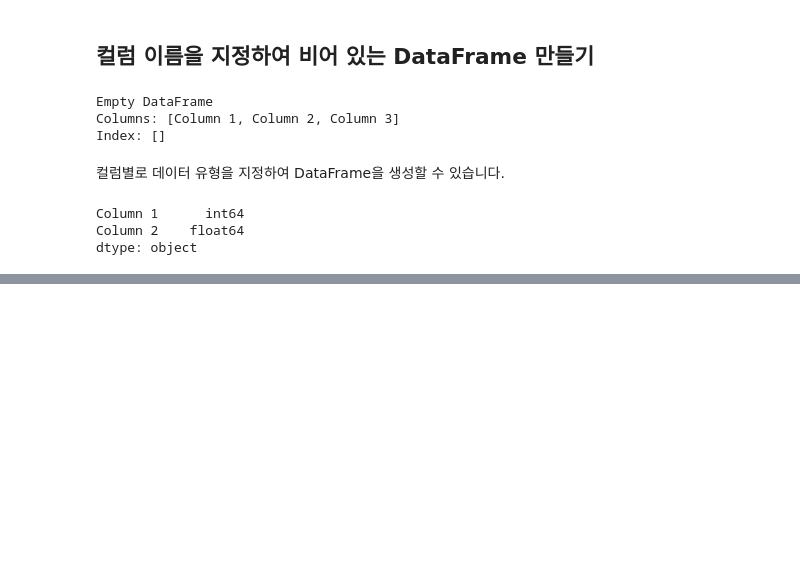
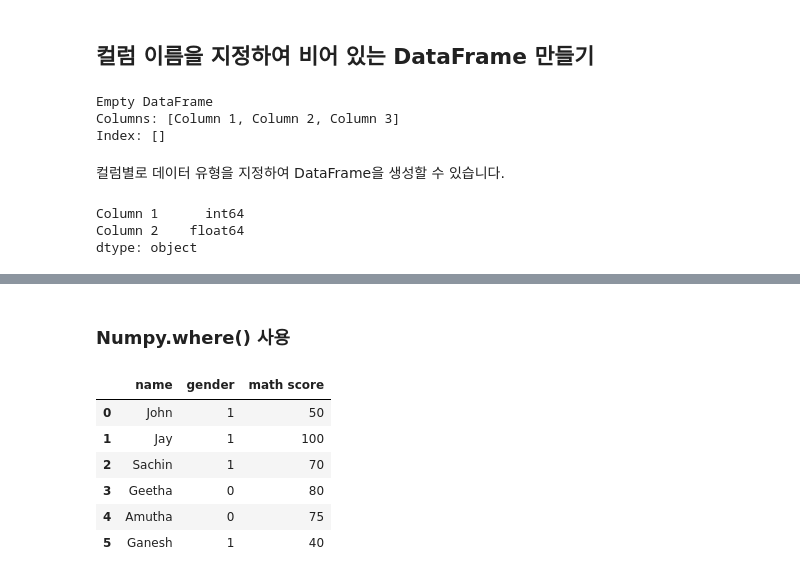
Before and after one commit to trvoid/ml-study, a Jupyter notebook: python-basics/pandas-basics.ipynb, the cells around one changed output, grey strips where cells are left out. Cells and saved outputs as stored; diff of their text form; code cells hidden in the pictures; blank space fills up the shorter version.

```diff
--- a/python-basics/pandas-basics.ipynb
+++ b/python-basics/pandas-basics.ipynb
@@ -345,0 +396,15 @@ dtype: object
+# %% [markdown]
+### Numpy.where() 사용
+# %%
+df2 = pd.DataFrame(Students)
+
+df2['gender'] = np.where(df2['gender'] == 'female', 0, 1)
+df2
+# %% [output]
+|  | name | gender | math score |
+| 0 | John | 1 | 50 |
+| 1 | Jay | 1 | 100 |
+| 2 | Sachin | 1 | 70 |
+| 3 | Geetha | 0 | 80 |
+| 4 | Amutha | 0 | 75 |
+| 5 | Ganesh | 1 | 40 |
```
Also changed, not shown: parts of 26 cells of this notebook.
